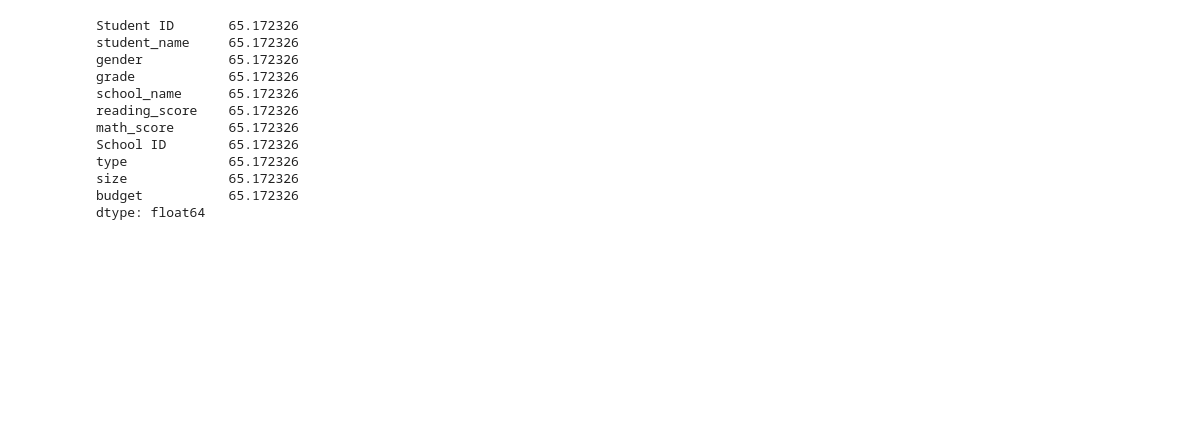
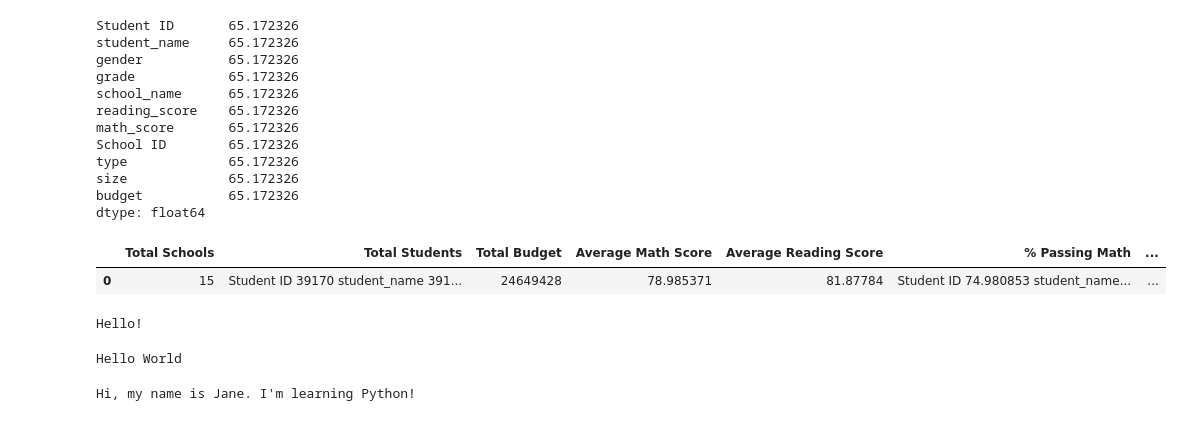
Before and after one commit to meggrooms/School_District_Analysis, a Jupyter notebook: PyCitySchools.ipynb, the cells around one changed output. Saved outputs shown, nothing was run; the diff lists cells and outputs as text; code cells hidden in the pictures; blank space fills up the shorter version.

```diff
--- a/PyCitySchools.ipynb
+++ b/PyCitySchools.ipynb
@@ -289,3 +289,18 @@ type             65.172326
 size             65.172326
 budget           65.172326
 dtype: float64
+# %%
+# Adding a list of values with keys to create a new DataFrame.
+district_summary_df = pd.DataFrame(
+          [{"Total Schools": school_count,
+          "Total Students": student_count,
+          "Total Budget": total_budget,
+          "Average Math Score": average_math_score,
+          "Average Reading Score": average_reading_score,
+          "% Passing Math": passing_math_percentage,
+         "% Passing Reading": passing_reading_percentage,
+        "% Overall Passing": overall_passing_percentage}])
+district_summary_df
+# %% [output]
+|  | Total Schools | Total Students | Total Budget | Average Math Score | Average Reading Score | % Passing Math | ... |
+| 0 | 15 | Student ID 39170 student_name 391... | 24649428 | 78.985371 | 81.87784 | Student ID 74.980853 student_name... | ... |
@@ -291,0 +313,5 @@ dtype: float64
+# %%
+# Call the function.
+say_hello()
+# %% [output]
+Hello!
@@ -291,0 +322,10 @@ dtype: float64
+# %%
+# Call the function.
+say_something("Hello World")
+# %% [output]
+Hello World
+# %%
+Jane_says = "Hi, my name is Jane. I'm learning Python!"
+say_something(Jane_says)
+# %% [output]
+Hi, my name is Jane. I'm learning Python!
```
Also changed, not shown: parts of 2 cells of this notebook.
